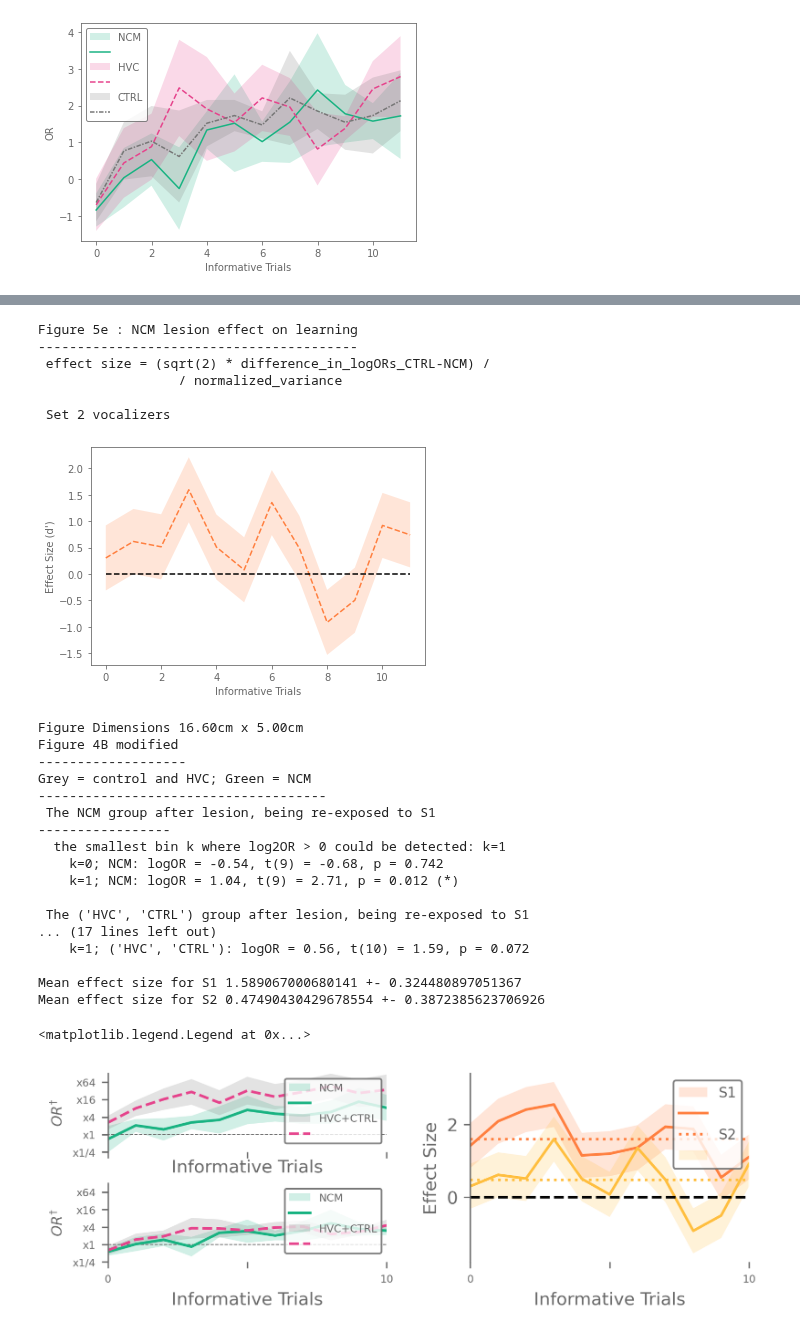
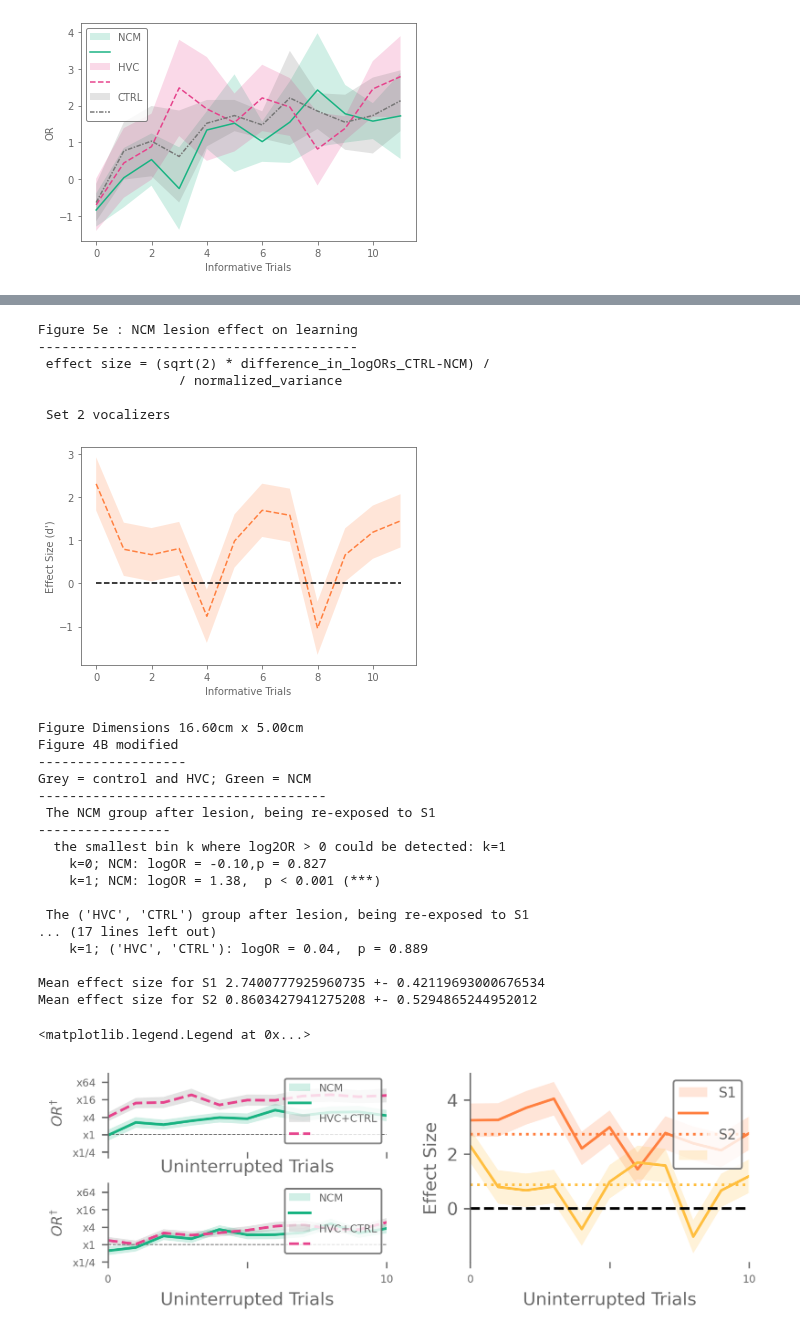
Before and after one commit to theunissenlab/zebra-finch-memory-lesions, a Jupyter notebook: paper_notebooks/Effect_Size_figs.ipynb, the cells around one changed output, grey strips where cells are left out. Drawn from its saved outputs; the diff is of its cells as text; code cells hidden in the pictures.

Commit message:
New figures for final version.

```diff
--- a/paper_notebooks/Effect_Size_figs.ipynb
+++ b/paper_notebooks/Effect_Size_figs.ipynb
@@ -486,7 +486,7 @@ def fig4b_modified(ax: plt.Axes = None):
             & treatment_filter
         ], k_max=11)
 
-        logOR = tsvk_treatment.logOR()
+        logOR = tsvk_treatment.logOR(mode='fisher-exact')
 
         shaded_line(
             logOR["k"],
@@ -509,11 +509,11 @@ def fig4b_modified(ax: plt.Axes = None):
         print("-----------------")
         print(f"  the smallest bin k where log2OR > 0 could be detected: k={first_bin}")
 
-        print(f"    k=0; {treatment}: logOR = {logOR['logOR'][0]:.2f}, t({logOR['dof'][0]}) = {logOR['tstat'][0]:.2f}, {parse_p(pvalues[0])}")
-        print(f"    k=1; {treatment}: logOR = {logOR['logOR'][1]:.2f}, t({logOR['dof'][1]}) = {logOR['tstat'][1]:.2f}, {parse_p(pvalues[1])}")
+        print(f"    k=0; {treatment}: logOR = {logOR['logOR'][0]:.2f},{parse_p(pvalues[0])}")
+        print(f"    k=1; {treatment}: logOR = {logOR['logOR'][1]:.2f},  {parse_p(pvalues[1])}")
         print()
 
-    ax.set_xlabel("Informative Trials", fontsize=10)
+    ax.set_xlabel("Uninterrupted Trials", fontsize=10)
 
     draw_logor_axes_markers(smallest=-2, biggest=7, convert_log=False, ax=ax)
     ax.set_ylim(-2, 7)
@@ -571,7 +571,7 @@ def fig4e(ax: plt.Axes = None):
         & (df.VocalizerSet == "S1")
         & (df.SubjectTreatment == "NCM")
     ], k_max=11)
-    logOR_NCM = tsvk_NCM.logOR()
+    logOR_NCM = tsvk_NCM.logOR(mode='fisher-exact')
 
     treatment_filter = np.zeros_like(df.SubjectTreatment).astype(bool)
     for t in ("HVC", "CTRL"):
@@ -582,14 +582,16 @@ def fig4e(ax: plt.Axes = None):
         & (df.VocalizerSet == "S1")
         & treatment_filter
     ], k_max=11)
-    logOR_CTRL = tsvk_control.logOR()
+    logOR_CTRL = tsvk_control.logOR(mode='fisher-exact')
 
     # difference of the logORs
     diff_logOR = logOR_CTRL["logOR"]-logOR_NCM["logOR"]
 
     # normalization term
-    nNCM = logOR_NCM["dof"] + 1
-    nCTRL = logOR_CTRL["dof"] + 1
+    #nNCM = logOR_NCM["dof"] + 1
+    #nCTRL = logOR_CTRL["dof"] + 1
+    nNCM=10
+    nCTRL=11
     var_NCM = logOR_NCM["SE"]**2 * nNCM
     var_CTRL = logOR_CTRL["SE"]**2 * nCTRL
     norm_var = np.sqrt((var_NCM * nNCM + var_CTRL * nCTRL) / (nNCM + nCTRL))
@@ -719,7 +721,7 @@ def fig5b_modified(ax: plt.Axes = None):
             & treatment_filter
         ], k_max=11)
 
-        logOR = tsvk_treatment.logOR()
+        logOR = tsvk_treatment.logOR(mode='fisher-exact')
 
         shaded_line(
             logOR["k"],
@@ -742,11 +744,11 @@ def fig5b_modified(ax: plt.Axes = None):
         print("--------")
         print(f"  the smallest bin k where log2OR > 0 could be detected: k={first_bin}")
 
-        print(f"    k=0; {treatment}: logOR = {logOR['logOR'][0]:.2f}, t({logOR['dof'][0]}) = {logOR['tstat'][0]:.2f}, {parse_p(pvalues[0])}")
-        print(f"    k=1; {treatment}: logOR = {logOR['logOR'][1]:.2f}, t({logOR['dof'][1]}) = {logOR['tstat'][1]:.2f}, {parse_p(pvalues[1])}")
+        print(f"    k=0; {treatment}: logOR = {logOR['logOR'][0]:.2f},  {parse_p(pvalues[0])}")
+        print(f"    k=1; {treatment}: logOR = {logOR['logOR'][1]:.2f},  {parse_p(pvalues[1])}")
         print()
 
-    ax.set_xlabel("Informative Trials", fontsize=10)
+    ax.set_xlabel("Uninterrupted Trials", fontsize=10)
 
     draw_logor_axes_markers(smallest=-2, biggest=7, convert_log=False, ax=ax)
     ax.set_ylim(-2, 7)
@@ -803,7 +805,7 @@ def fig5e(ax: plt.Axes = None):
         & (df.VocalizerSet == "S2")
         & (df.SubjectTreatment == "NCM")
     ], k_max=11)
-    logOR_NCM = tsvk_NCM.logOR()
+    logOR_NCM = tsvk_NCM.logOR(mode='fisher-exact')
 
     treatment_filter = np.zeros_like(df.SubjectTreatment).astype(bool)
     for t in ("HVC", "CTRL"):
@@ -814,14 +816,16 @@ def fig5e(ax: plt.Axes = None):
         & (df.VocalizerSet == "S2")
         & treatment_filter
     ], k_max=11)
-    logOR_CTRL = tsvk_control.logOR()
+    logOR_CTRL = tsvk_control.logOR(mode='fisher-exact')
 
     # difference of the logORs
     diff_logOR = logOR_CTRL["logOR"]-logOR_NCM["logOR"]
 
     # normalization term
-    nNCM = logOR_NCM["dof"] + 1
-    nCTRL = logOR_CTRL["dof"] + 1
+    #nNCM = logOR_NCM["dof"] + 1
+    #nCTRL = logOR_CTRL["dof"] + 1
+    nNCM = 10
+    nCTRL = 11
     var_NCM = logOR_NCM["SE"]**2 * nNCM
     var_CTRL = logOR_CTRL["SE"]**2 * nCTRL
     norm_var = np.sqrt((var_NCM * nNCM + var_CTRL * nCTRL) / (nNCM + nCTRL))
@@ -857,7 +861,7 @@ Figure 5e : NCM lesion effect on learning
                   / normalized_variance
 
  Set 2 vocalizers
-[figure, old version]
+[figure, new version]
 # %%
 fig = figure_cm(COL2 - 1, 5, dpi=300)
 hspace = 0.4
@@ -897,38 +901,38 @@ shaded_line(
         2*SE_S2,
         ax=ax,
         line_kwargs={
             "color": [1.0, 0.75, 0.25],
 
             "linestyle": '-',
         }
     )
 ax.plot(k, np.mean(d_prime_S2)*np.ones(k.shape), color = [1.0, 0.75, 0.25], linestyle = ':' )
 print('Mean effect size for S2', np.mean(d_prime_S2), '+-', 2*np.std(d_prime_S2)/np.sqrt(len(d_prime_S2)))
 
 ax.set_ylabel("Effect Size", fontsize=10)
-ax.set_xlabel("Informative Trials", fontsize=10)
+ax.set_xlabel("Uninterrupted Trials", fontsize=10)
 ax.plot([0, 10], [0, 0], linestyle='--', color='k')
 draw_k_axis(k_max=11, ax=ax)
 border(ax, 1, 0, 0, 0)
 ax.legend(["S1", "", "S2",""], fontsize=8)
 # %% [output]
 Figure Dimensions 16.60cm x 5.00cm
 Figure 4B modified
 -------------------
 Grey = control and HVC; Green = NCM
 -------------------------------------
  The NCM group after lesion, being re-exposed to S1
 -----------------
   the smallest bin k where log2OR > 0 could be detected: k=1
-    k=0; NCM: logOR = -0.54, t(9) = -0.68, p = 0.742
-    k=1; NCM: logOR = 1.04, t(9) = 2.71, p = 0.012 (*)
+    k=0; NCM: logOR = -0.10,p = 0.827
+    k=1; NCM: logOR = 1.38,  p < 0.001 (***)
 
  The ('HVC', 'CTRL') group after lesion, being re-exposed to S1
 ... (17 lines left out)
-    k=1; ('HVC', 'CTRL'): logOR = 0.56, t(10) = 1.59, p = 0.072
+    k=1; ('HVC', 'CTRL'): logOR = 0.04,  p = 0.889
 
-Mean effect size for S1 1.589067000680141 +- 0.324480897051367
-Mean effect size for S2 0.47490430429678554 +- 0.3872385623706926
+Mean effect size for S1 2.7400777925960735 +- 0.42119693000676534
+Mean effect size for S2 0.8603427941275208 +- 0.5294865244952012
 <matplotlib.legend.Legend at 0x...>
-[figure, old version]
+[figure, new version]
 # %%
```
Also changed, not shown: parts of 4 cells of this notebook, 11 other files.
